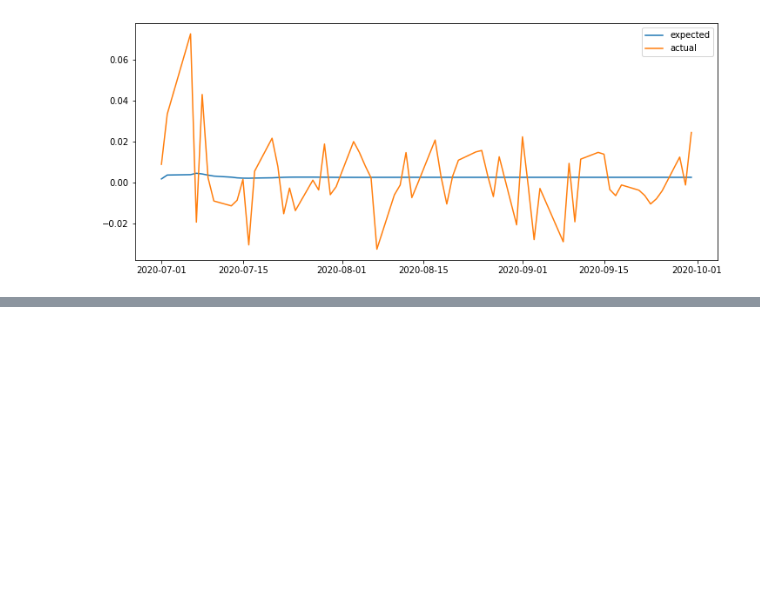
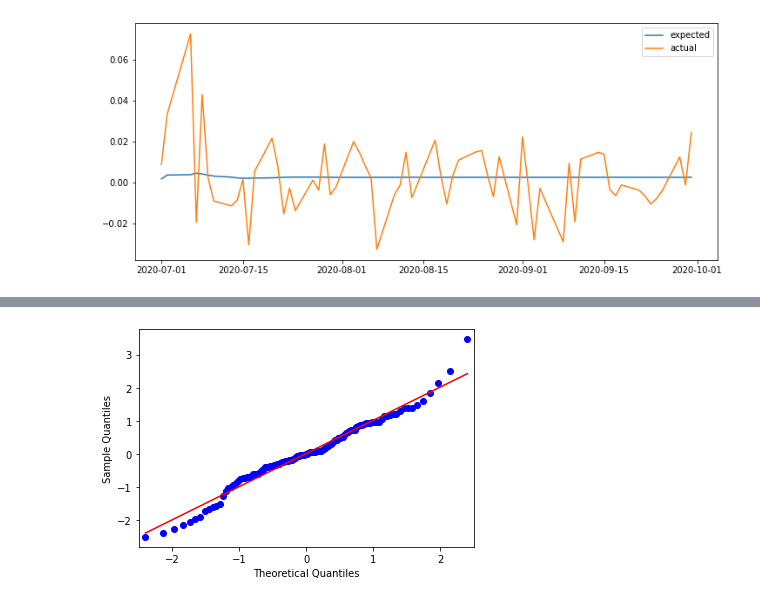
Before and after one commit to siddharth-agarwal/py-codespace, a Jupyter notebook: 610_GWP3.ipynb, the cells around one changed output, grey strips where cells are left out. Drawn from its saved outputs; the diff is of its cells as text; code cells hidden in the pictures; blank space fills up the shorter version.

```diff
--- a/610_GWP3.ipynb
+++ b/610_GWP3.ipynb
@@ -246,0 +325,4 @@ print(f'ARIMA-GARCH order is ({l}, {p}, {q})')
+# %%
+sm.qqplot(std_resid, line='s');
+# %% [output]
+[figure, added]
```
Also changed, not shown: parts of 69 cells of this notebook.
